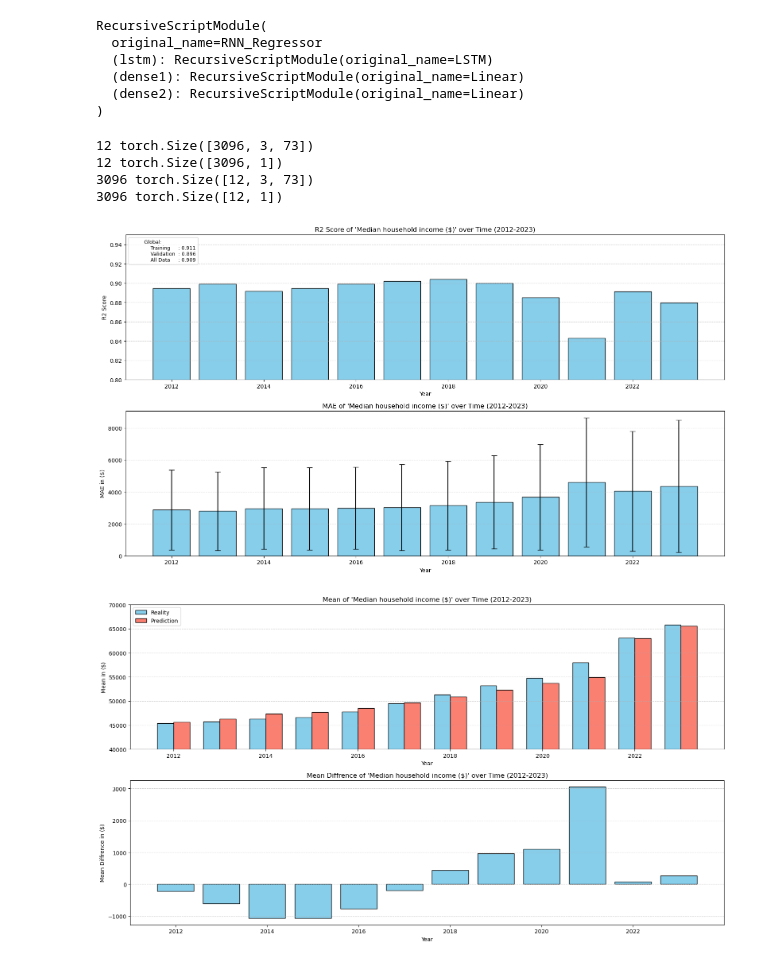
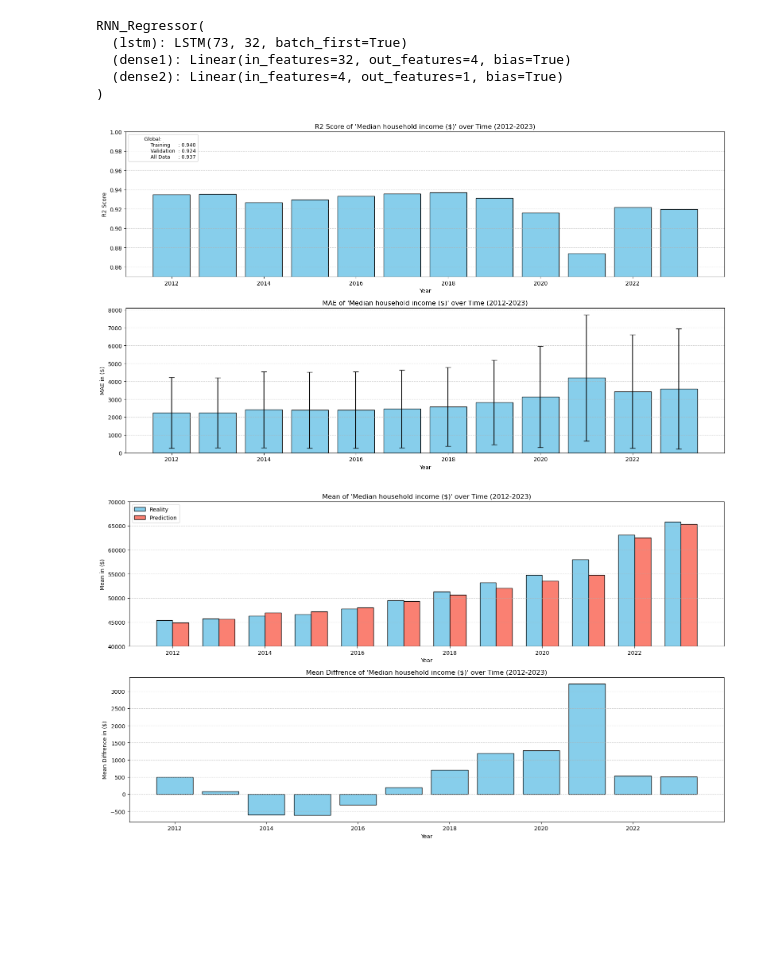
Before and after one commit to simon-0006/Data-Science-GESS---Group-Project, a Jupyter notebook: US_0/Analyse/Code/model_output.ipynb, the cells around one changed output. Saved outputs shown, nothing was run; the diff lists cells and outputs as text; code cells hidden in the pictures; blank space fills up the shorter version.

```diff
--- a/US_0/Analyse/Code/model_output.ipynb
+++ b/US_0/Analyse/Code/model_output.ipynb
@@ -107,3 +56,31 @@ def data_by_county(dict_x, dict_y):
     print(len(data_by_county_y), data_by_county_y[0].shape)
 
     return (data_by_county_x, data_by_county_y)
+# %%
+class RNN_Regressor(nn.Module):
+    def __init__(self, input_size, output_size):
+        super().__init__()
+
+        lstm_hidden_size = 32
+        hidden_size = 4
+
+        self.lstm = nn.LSTM(input_size=input_size, hidden_size=lstm_hidden_size, batch_first=True)
+
+        self.dense1 = nn.Linear(lstm_hidden_size, hidden_size)
+        self.dense2 = nn.Linear(hidden_size, output_size)
+
+
+
+    def forward(self, input):
+        x = F.dropout(input, p=0.35, training=self.training)
+
+        x, _ = self.lstm(x)
+        x = x[:, -1, :]
+
+        x = self.dense1(x)
+        x = F.leaky_relu(x)
+
+        x = self.dense2(x)
+        x = F.sigmoid(x)
+
+        return x
@@ -110,14 +95,14 @@ def data_by_county(dict_x, dict_y):
 # %%
 scaler_y = joblib.load("../../Data/Data/scaler_y.pkl")
 
-model = torch.jit.load("../../Model/Model/model.pt")
+model = RNN_Regressor(data_by_year_x[0].shape[2], 1)
+incompat  = model.load_state_dict(torch.load("../../Model/Model/model.pt"))
 model.eval()
 # %% [output]
-RecursiveScriptModule(
-  original_name=RNN_Regressor
-  (lstm): RecursiveScriptModule(original_name=LSTM)
-  (dense1): RecursiveScriptModule(original_name=Linear)
-  (dense2): RecursiveScriptModule(original_name=Linear)
+RNN_Regressor(
+  (lstm): LSTM(73, 32, batch_first=True)
+  (dense1): Linear(in_features=32, out_features=4, bias=True)
+  (dense2): Linear(in_features=4, out_features=1, bias=True)
 )
 # %%
 def scorer(data_by_x, data_by_y):
@@ -152,14 +137,6 @@ def scorer(data_by_x, data_by_y):
     std_list = np.array(std_list).flatten()
 
     return (mean_output_list, mean_data_y_list, mean_diffrence_list, r2_list, mae_list, std_list)
-# %%
-data_by_year_x, data_by_year_y = data_by_year(dict_x, dict_y)
-data_by_county_x, data_by_county_y = data_by_county(dict_x, dict_y)
-# %% [output]
-12 torch.Size([3096, 3, 73])
-12 torch.Size([3096, 1])
-3096 torch.Size([12, 3, 73])
-3096 torch.Size([12, 1])
 # %%
 mean_output_by_year, mean_data_y_by_year, mean_diffrence_by_year, r2_by_year, mae_by_year, std_by_year = scorer(data_by_year_x, data_by_year_y)
 mean_output_by_county, mean_data_y_by_county, mean_diffrence_by_county, r2_by_county, mae_by_county, std_by_county = scorer(data_by_county_x, data_by_county_y)
@@ -166,35 +147,35 @@ mean_output_by_county, mean_data_y_by_county, mean_diffrence_by_county, r2_by_co
 # %%
 fig, ax = plt.subplots(2, 1, figsize=(16, 9))
 ax = ax.flatten()
 
 ax[0].bar(years, r2_by_year, capsize=5, color="skyblue", edgecolor="black")
 ax[1].bar(years, mae_by_year, yerr=std_by_year, capsize=5, color="skyblue", edgecolor="black")
 
-ax[0].set_ylim(0.8, 0.95)
+ax[0].set_ylim(0.85, 1.0)
 
 ax[0].grid(True, axis='y', linestyle='--', alpha=0.6)
 ax[1].grid(True, axis='y', linestyle='--', alpha=0.6)
 
 ax[0].set_title("R2 Score of 'Median household income ($)' over Time (2012-2023)")
 ax[0].set_xlabel("Year")
 ax[0].set_ylabel("R2 Score")
 
 ax[1].set_title("MAE of 'Median household income ($)' over Time (2012-2023)")
 ax[1].set_xlabel("Year")
 ax[1].set_ylabel("MAE in ($)")
 
 label_0 = "Global: \n" \
-          "    Training     : 0.911\n" \
-          "    Validation  : 0.896\n " \
-          "   All Data     : 0.909"
+          "    Training     : 0.940\n" \
+          "    Validation  : 0.924\n " \
+          "   All Data     : 0.937"
 
 
 patch = mpatches.Patch(color='none', label=label_0)
 ax[0].legend(handles=[patch], loc='upper left', fontsize=9)
 
 fig.tight_layout()
 # %% [output]
-[figure, old version]
+[figure, new version]
 # %%
 fig, ax = plt.subplots(2, 1, figsize=(16, 9))
 ax = ax.flatten()
@@ -222,7 +203,7 @@ ax[1].set_ylabel("Mean Diffrence in ($)")
 
 fig.tight_layout()
 # %% [output]
-[figure, old version]
+[figure, new version]
 # %%
 gdf = gpd.read_file("../../Data/Shapefiles/tl_2023_us_county.shp")
 gdf = gdf[["GEOIDFQ", "geometry"]]
```
Also changed, not shown: parts of 10 cells of this notebook, 7 other files.
